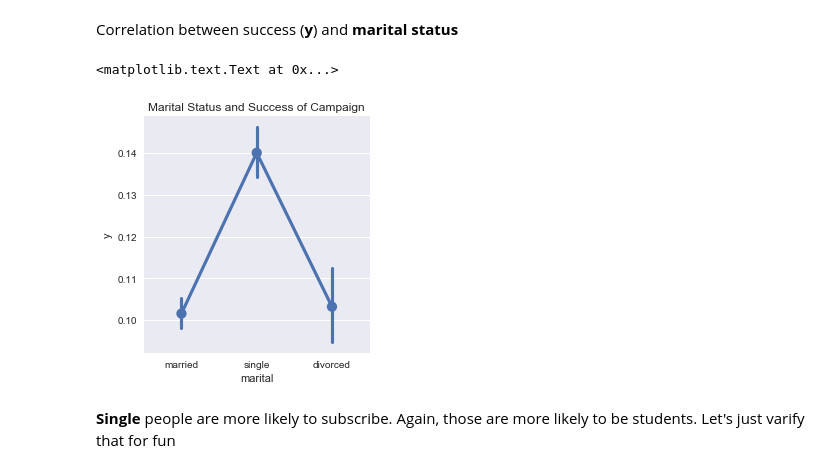
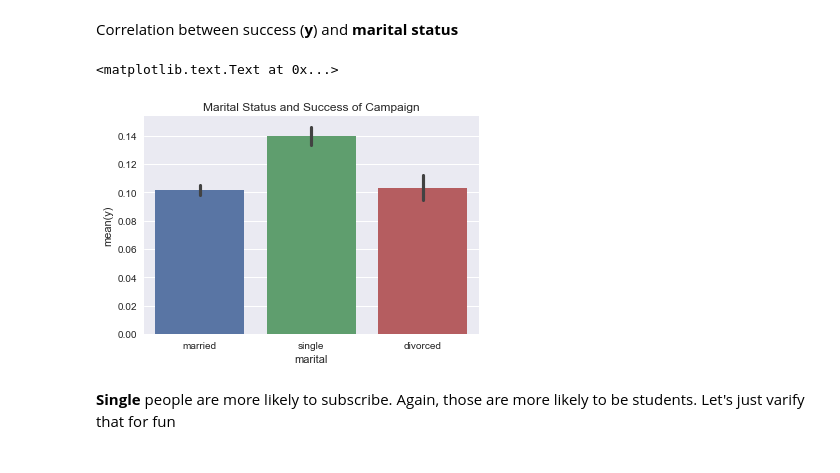
Before and after one commit to nachiketmparanjape/Bank_UCI, a Jupyter notebook: Bank_UCI_exploration.ipynb, the cells around one changed output. Saved outputs shown, nothing was run; the diff lists cells and outputs as text; code cells hidden in the pictures.

```diff
--- a/Bank_UCI_exploration.ipynb
+++ b/Bank_UCI_exploration.ipynb
@@ -185,11 +185,11 @@ df = df[df['marital'] != 'unknown']
 # %% [markdown]
 Correlation between success (**y**) and **marital status**
 # %%
-sns.factorplot('marital','y',data=df)
+sns.barplot('marital','y',data=df)
 plt.title("Marital Status and Success of Campaign")
 # %% [output]
 <matplotlib.text.Text at 0x...>
-[figure, old version]
+[figure, new version]
 # %% [markdown]
 **Single** people are more likely to subscribe. Again, those are more likely to be students. Let's just varify that for fun
 # %%
```
Also changed, not shown: parts of 8 cells of this notebook, 20 other files.
